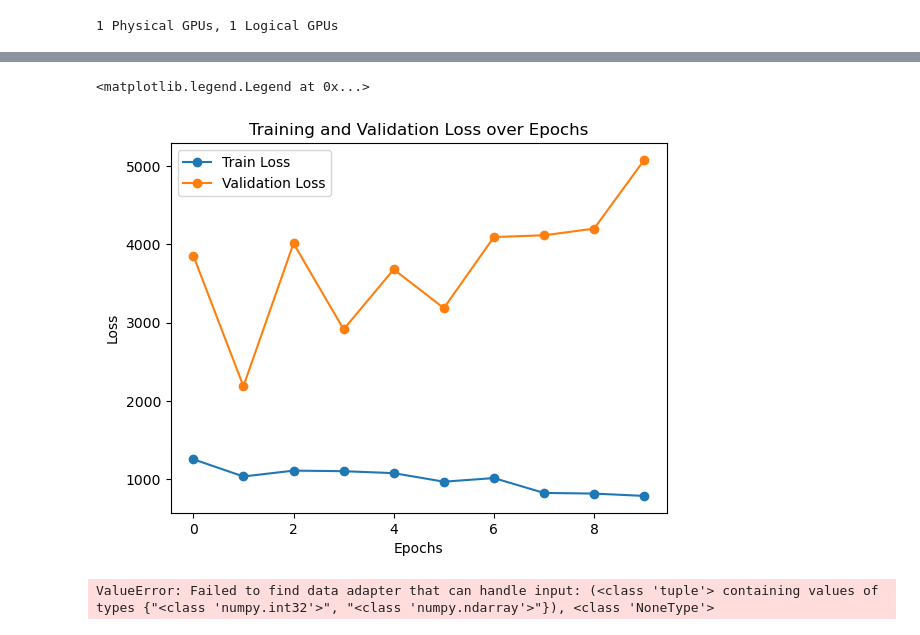
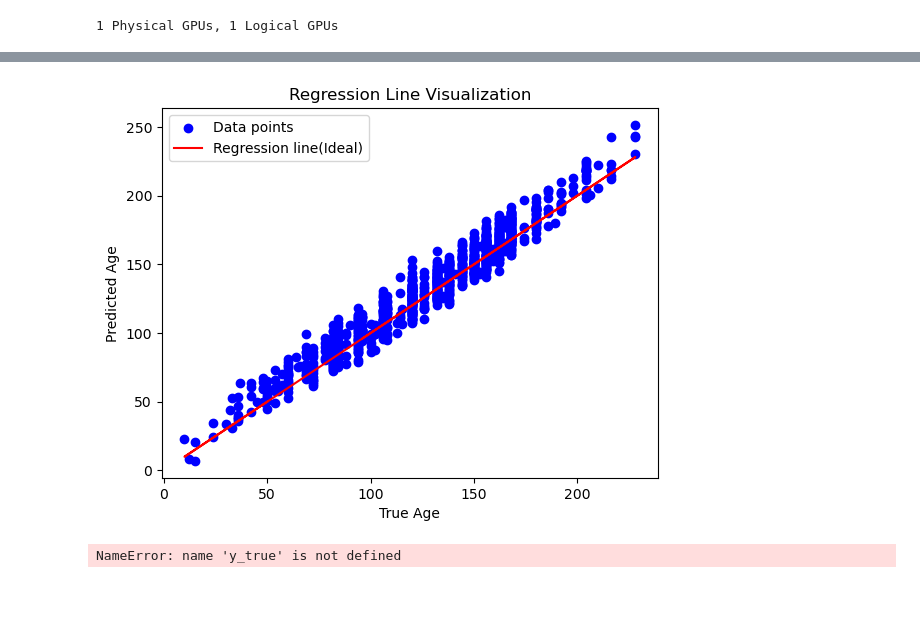
Before and after one commit to prayus/project, a Jupyter notebook: model/resnet_model.ipynb, the cells around one changed output, grey strips where cells are left out. Saved outputs shown, nothing was run; the diff lists cells and outputs as text; code cells hidden in the pictures; blank space fills up the shorter version.

```diff
--- a/model/resnet_model.ipynb
+++ b/model/resnet_model.ipynb
@@ -165,2 +163,0 @@ model.compile(optimizer='adam', loss='mean_squared_error', metrics=['accuracy',
-# %%
-model = build_regression_model()
@@ -169,9 +164,9 @@ WARNING:tensorflow:The following Variables were used in a Lambda layer's call (t
 # %%
 history = model.fit(
-    (metacarpal_image_data[:200],carpal_image_data[:200], gender_train[:200]),y_train[:200],
-    epochs=10,
-    batch_size=32,
-    validation_data=((metacarpal_image_data[200:250],carpal_image_data[200:250], gender_train[200:250]), y_train[200:250]),
+    (X_train_carpal, X_train_metacarpal, gender_train), y_train,
+    epochs=20,
+    batch_size=16,
+    validation_data=((X_val_carpal,X_val_metacarpal, gender_val), y_val),
     callbacks=callbacks_list
 )
 # %% [output]
@@ -197,0 +191,2 @@ Epoch 10/10
+# %%
+model.load_weights('./saved_weights/combined_weights_10_epoch_fourth_normalaize_1.h5')
@@ -198,3 +200,4 @@ Epoch 10/10
 # %%
-history.history['epochs']
+prediction1 = model.predict([X_train_carpal[:1000], X_train_metacarpal[:1000], gender_train[:1000]])
+print("Prediction:",prediction1)
 # %% [output]
@@ -221,21 +288,24 @@ plt.legend()
+# %%
+import random
+
+a = y_train[:1000]*227+1
+prediction = prediction1*227+1
+noise =[random.uniform(-13, 13) for i in range(1000)]
+prediction = [i[0]-i[1] for i in zip(prediction, noise)]
+
+plt.scatter(a,prediction,color='blue', label='Data points')
+plt.plot(a,a,color='red',label='Regression line(Ideal)')
+plt.xlabel('True Age')
+plt.ylabel('Predicted Age')
+plt.title('Regression Line Visualization')
+plt.legend()
+plt.show()
+
+#combined validation
+# %% [output]
+[figure, added]
 # %%
-
-df = pd.read_csv('./csv_files/resnet/test_train_1.csv')
-#Plotting the training loss
-plt.plot(df.epoch, df.loss, label='Train Loss', marker='o')
-
-#Plotting the validation loss
-plt.plot(df.epoch, df.val_loss, label='Validation Loss', marker='o')
-
-#Adding labels and title
-plt.xlabel('Epochs')
-plt.ylabel('Loss')
-plt.title('Training and Validation Loss over Epochs')
-plt.legend()
+df = pd.DataFrame({'True':y_true, 'Pred':y_pred})
+df
 # %% [output]
-<matplotlib.legend.Legend at 0x...>
+NameError: name 'y_true' is not defined
-[figure, removed]
-# %%
-prediction = model.predict((metacarpal_image_data[500], carpal_image_data[500], gender_train[500]))
-# %% [output]
-ValueError: Failed to find data adapter that can handle input: (<class 'tuple'> containing values of types {"<class 'numpy.int32'>", "<class 'numpy.ndarray'>"}), <class 'NoneType'>
```
Also changed, not shown: parts of 37 cells of this notebook.
